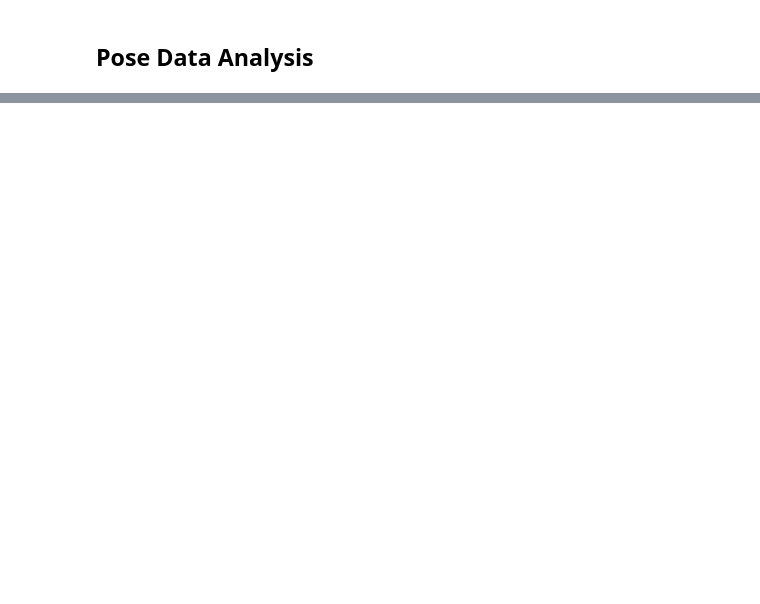
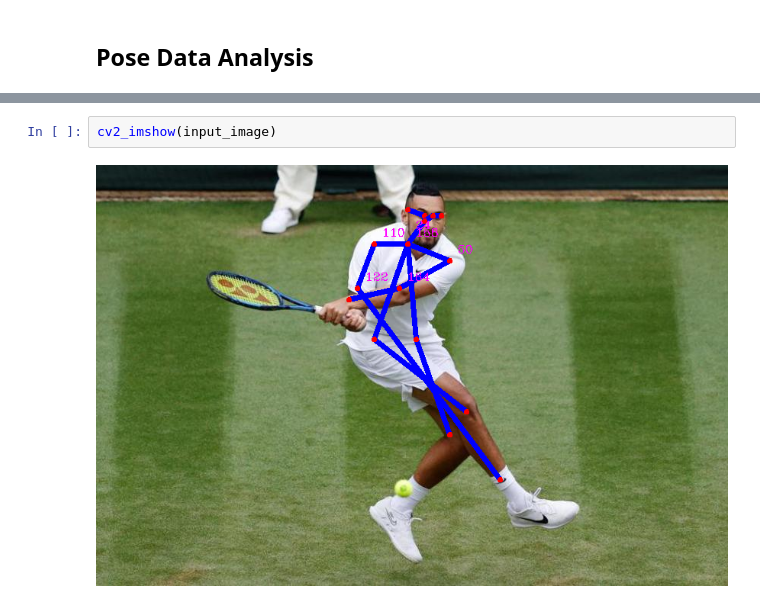
Before and after one commit to Redback-Operations/redback-orion, a Jupyter notebook: Player_Tracking/tennis_tracking/tennis-pose-detection/Pose Detection.ipynb, the cells around one changed output, grey strips where cells are left out. Saved outputs shown, nothing was run; the diff lists cells and outputs as text; blank space fills up the shorter version.

```diff
--- a/Player_Tracking/tennis_tracking/tennis-pose-detection/Pose Detection.ipynb
+++ b/Player_Tracking/tennis_tracking/tennis-pose-detection/Pose Detection.ipynb
@@ -144,0 +194,4 @@ cv.destroyAllWindows()
+# %%
+cv2_imshow(input_image)
+# %% [output]
+[figure, added]
```
Also changed, not shown: parts of 7 cells of this notebook.
